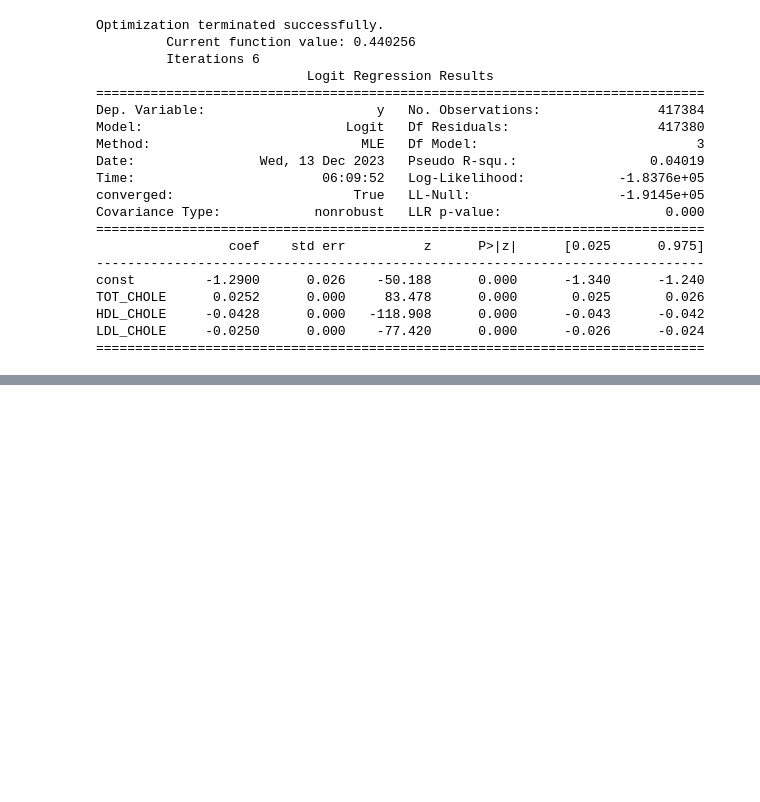
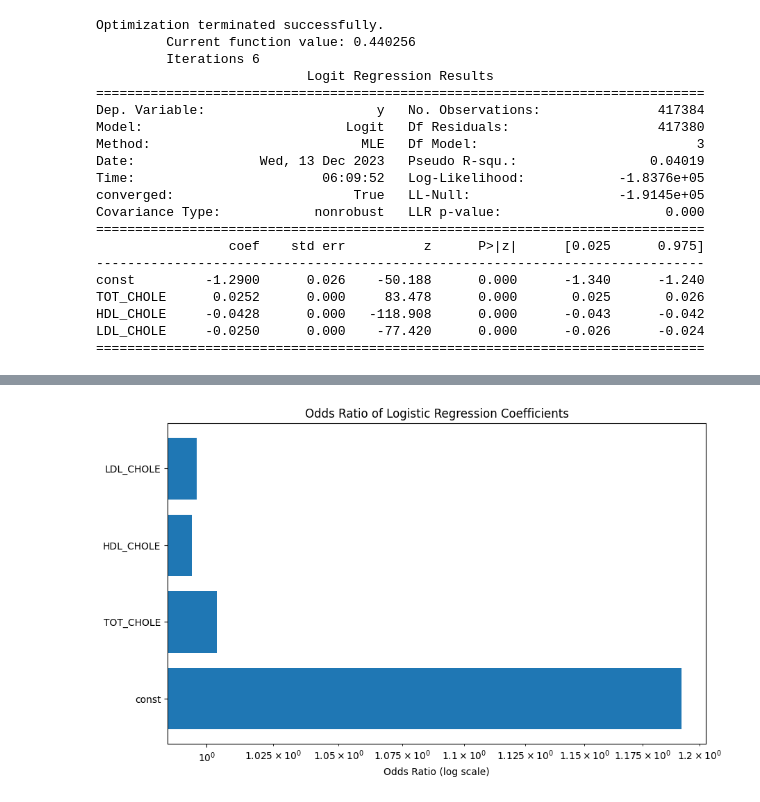
Before and after one commit to 2023-2-SDA-team/final_team_project, a Jupyter notebook: chole.ipynb, the cells around one changed output, grey strips where cells are left out. Saved outputs shown, nothing was run; the diff lists cells and outputs as text; code cells hidden in the pictures; blank space fills up the shorter version.

```diff
--- a/chole.ipynb
+++ b/chole.ipynb
@@ -514,0 +541,19 @@ LDL_CHOLE     -0.0250      0.000    -77.420      0.000      -0.026      -0.024
+# %%
+import matplotlib.pyplot as plt
+import numpy as np
+
+# 회귀계수 가져오기
+coef = model.params
+
+# 오즈비 계산
+odds_ratio = np.exp(coef)
+
+# 오즈비를 그래프로 나타내기
+plt.figure(figsize=(10, 6))
+plt.barh(odds_ratio.index, odds_ratio)
+plt.xscale('log')  # x축을 로그 스케일로 표시
+plt.xlabel('Odds Ratio (log scale)')
+plt.title('Odds Ratio of Logistic Regression Coefficients')
+plt.show()
+# %% [output]
+[figure, added]
```
Also changed, not shown: parts of 2 cells of this notebook, 1 other file.
